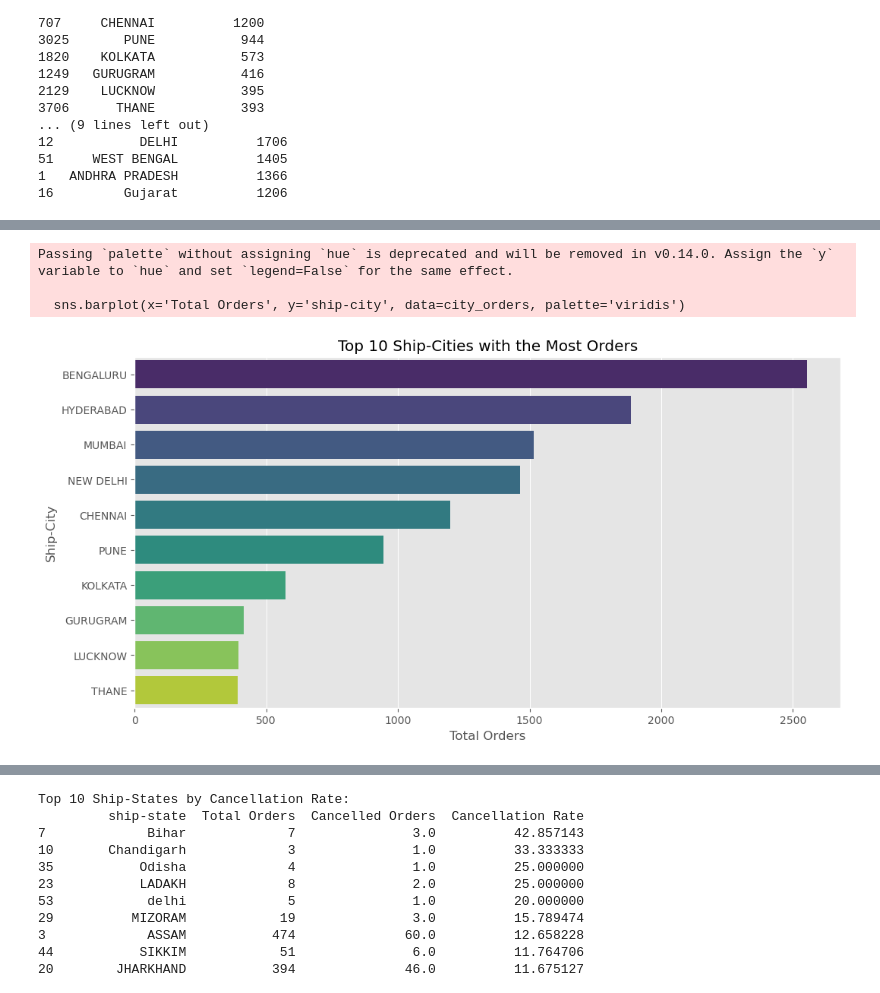
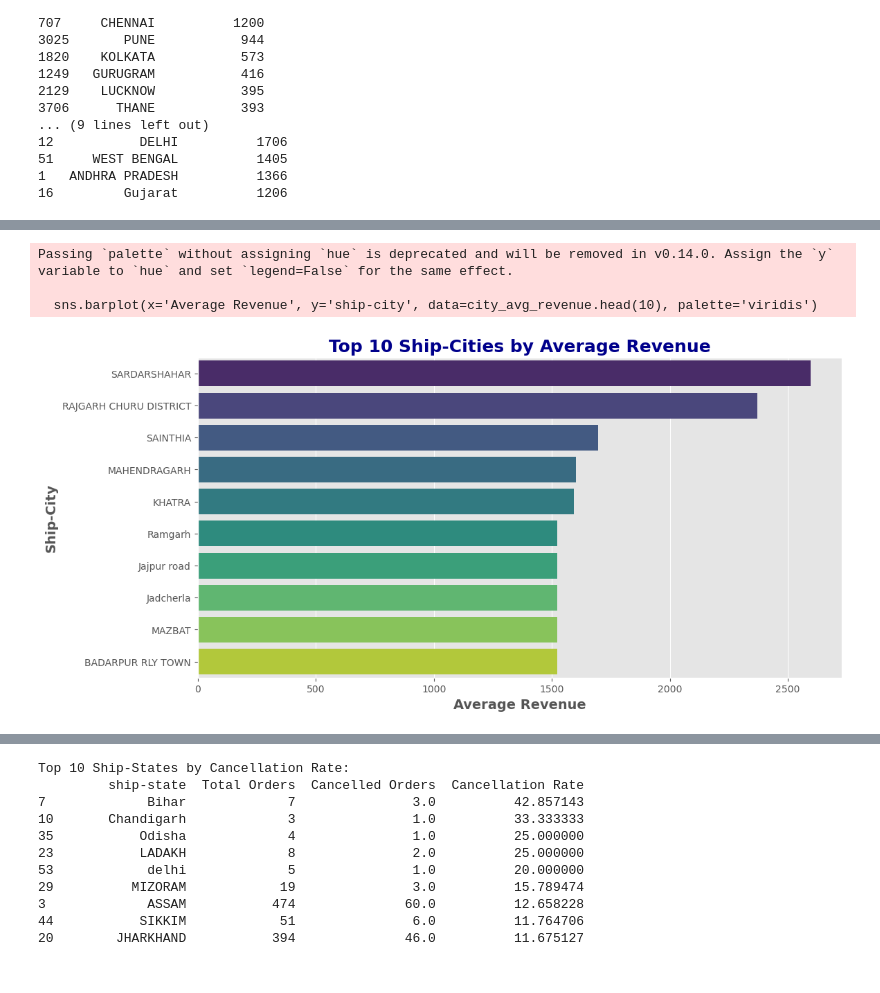
Before and after one commit to ElifSurucu/Analyzing-E-Commerce-Sales-Performance, a Jupyter notebook: Analysis_Notebook.ipynb, the cells around one changed output, grey strips where cells are left out. Saved outputs shown, nothing was run; the diff lists cells and outputs as text; code cells hidden in the pictures.

Commit message:
visualizations updated

```diff
--- a/Analysis_Notebook.ipynb
+++ b/Analysis_Notebook.ipynb
@@ -785,13 +894,13 @@ Top 10 Ship-Cities with the Most Orders:
 # %%
-# Visualize the top 10 ship-cities
+# Visualize Top 10 ship-cities by average revenue
 plt.figure(figsize=(12, 6))
-sns.barplot(x='Total Orders', y='ship-city', data=city_orders, palette='viridis')
-plt.title('Top 10 Ship-Cities with the Most Orders')
-plt.xlabel('Total Orders')
-plt.ylabel('Ship-City')
+sns.barplot(x='Average Revenue', y='ship-city', data=city_avg_revenue.head(10), palette='viridis')
+plt.title('Top 10 Ship-Cities by Average Revenue', fontsize=18, weight='bold', color='darkblue')
+plt.xlabel('Average Revenue', fontsize=14, weight='bold')
+plt.ylabel('Ship-City', fontsize=14, weight='bold')
 plt.show()
 # %% [output]
 Passing `palette` without assigning `hue` is deprecated and will be removed in v0.14.0. Assign the `y` variable to `hue` and set `legend=False` for the same effect.
 
-  sns.barplot(x='Total Orders', y='ship-city', data=city_orders, palette='viridis')
+  sns.barplot(x='Average Revenue', y='ship-city', data=city_avg_revenue.head(10), palette='viridis')
-[figure, old version]
+[figure, new version]
```
Also changed, not shown: parts of 34 cells of this notebook.
